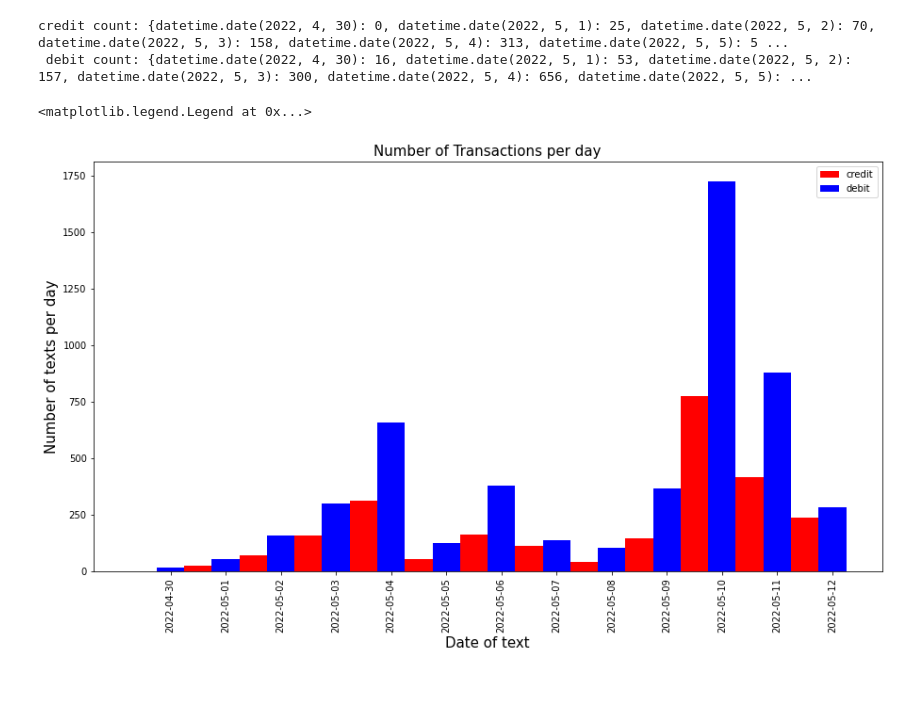
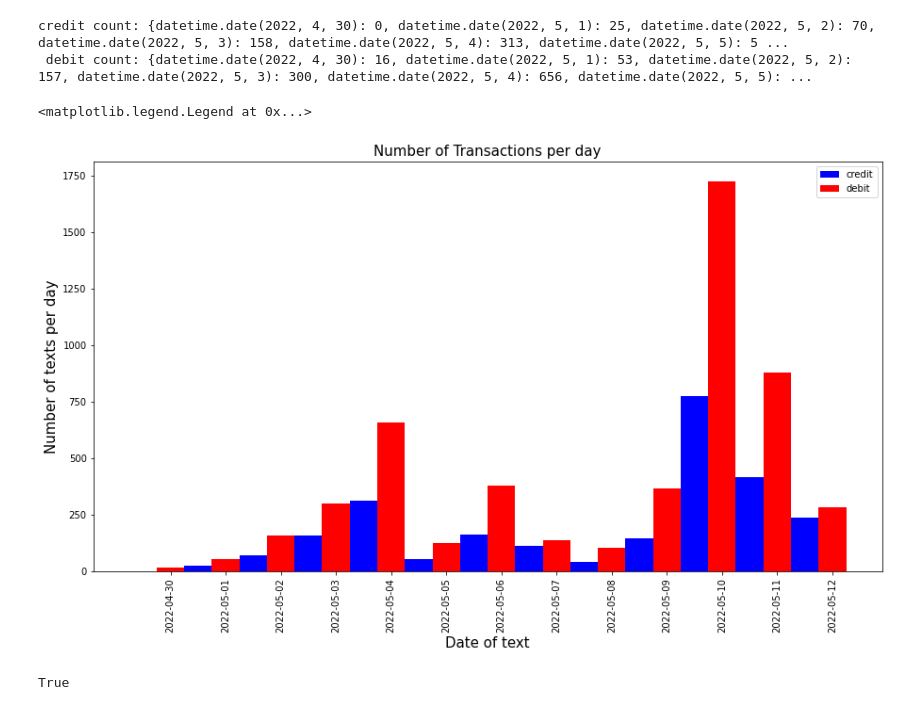
Before and after one commit to Taoheed-O/DATA-ANALYSIS, a Jupyter notebook: SMS/SMS.ipynb, the cells around one changed output. Cells and saved outputs as stored; diff of their text form; code cells hidden in the pictures.

```diff
--- a/SMS/SMS.ipynb
+++ b/SMS/SMS.ipynb
@@ -193,15 +194,45 @@ credit count: {datetime.date(2022, 4, 30): 0, datetime.date(2022, 5, 1): 25, dat
 # %%
 # Plotting these using a barplot
 plt.figure(figsize=(15,8),edgecolor="black")
 width = 0.5
 n = np.arange(len(debit_dict))
-plt.bar(n-0.25,credit_values,width,color='red',label="credit")
-plt.bar(n+0.25,debit_values,width,color='blue',label="debit")
+plt.bar(n-0.25,credit_values,width,color='blue',label="credit")
+plt.bar(n+0.25,debit_values,width,color='red',label="debit")
 plt.xticks(n+width/2,credit_keys,rotation=90)
 plt.xlabel("Date of text",fontdict={"fontsize":15},color="black")
 plt.ylabel("Number of texts per day",fontdict={"fontsize":15},color="black")
 plt.title("Number of Transactions per day",fontdict={"fontsize":15},color="black")
 plt.legend()
 # %% [output]
 <matplotlib.legend.Legend at 0x...>
-[figure, old version]
+[figure, new version]
+# %%
+# Top_20 Most Debited Persons
+Debited_persons = debit_related_texts.groupby('phone_number').count()['text']
+# Making a dictionary out of the extracted piece
+Debited_persons_dict = dict(Debited_persons)
+
+# Top_20 Most Debited Persons
+Credited_persons = credit_related_texts.groupby('phone_number').count()['text']
+# Making a dictionary out of the extracted piece
+Credited_persons_dict = dict(Credited_persons)
+    Debited_persons_dict.values(),reverse = True)[i] for i in range(len(debit_dictionary_keys)) if i < 20}
+
+
+# Taking into account the numbers present in the larger one and not in the smaller one.
+for person in Credited_persons_dict.keys():
+    if person not in Debited_persons_dict.keys():
+        Debited_persons_dict[person] = 0
+
+# Re-using the same for loop in reverse to take into account the numbers that might have been present in one
+# and not the other.
+
+for person in Debited_persons_dict.keys():
+    if person not in Credited_persons_dict.keys():
+        Credited_persons_dict[person] = 0
+
+# Verifying our answers to make sure they are of the same length
+# This has to return True otherwise its wrong.
+len(Debited_persons_dict) == len(Credited_persons_dict)
+# %% [output]
+True
```
Also changed, not shown: parts of 4 cells of this notebook.
